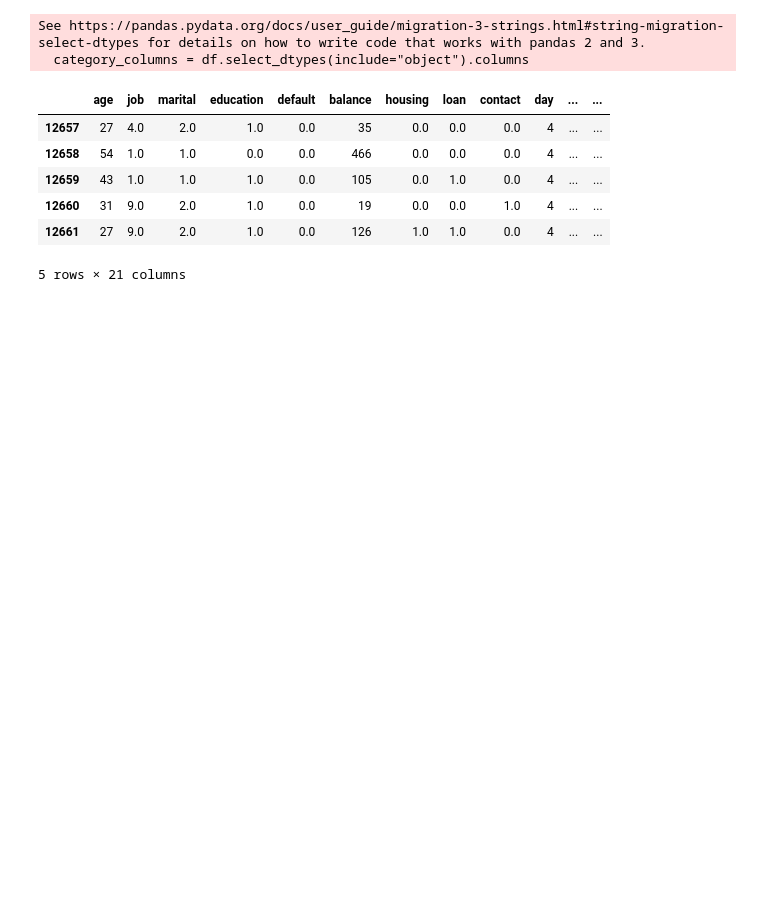
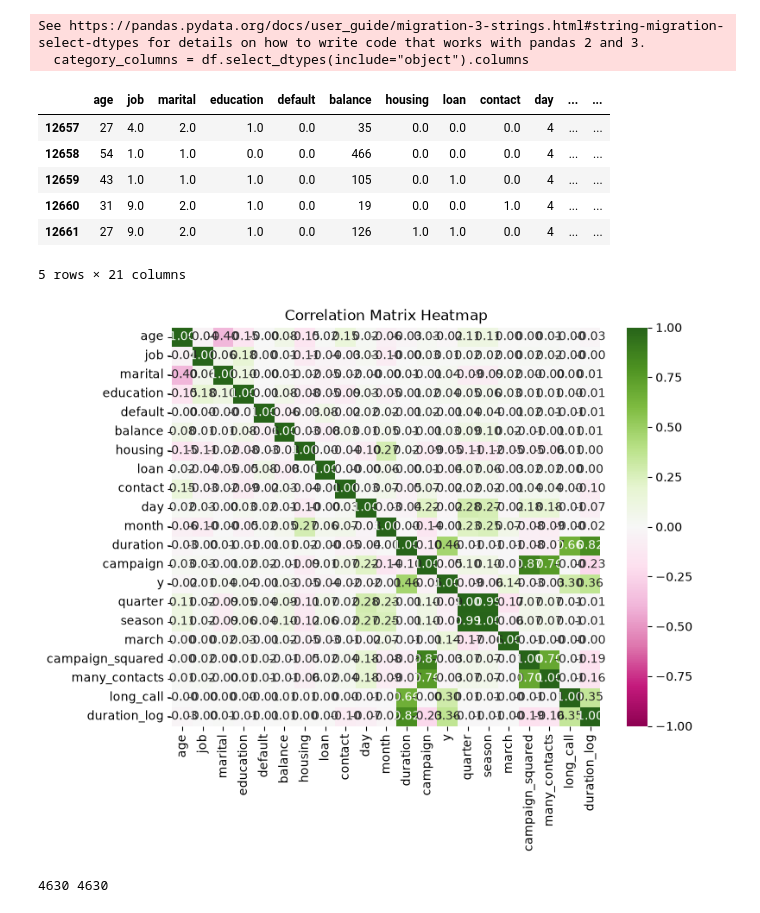
Before and after one commit to megmkr/TermDepositMarketing, a Jupyter notebook: notebooks/feature_engineering.ipynb, the cells around one changed output. Cells and saved outputs as stored; diff of their text form; code cells hidden in the pictures; blank space fills up the shorter version.

```diff
--- a/notebooks/feature_engineering.ipynb
+++ b/notebooks/feature_engineering.ipynb
@@ -572,3 +572,19 @@ engineered_df.head()
 | 12660 | 31 | 9.0 | 2.0 | 1.0 | 0.0 | 19 | 0.0 | 0.0 | 1.0 | 4 | ... | ... |
 | 12661 | 27 | 9.0 | 2.0 | 1.0 | 0.0 | 126 | 1.0 | 1.0 | 0.0 | 4 | ... | ... |
 5 rows × 21 columns
+# %%
+#finding correlation of continuous values using correlation matrix
+corr_matrix = engineered_df.corr(numeric_only=True)
+
+plt.figure(figsize=(8, 6))
+sns.heatmap(
+    corr_matrix,
+    annot=True,          # Show values inside cells
+    cmap='PiYG',
+    vmin=-1, vmax=1,     # Bound color scale between -1 and 1
+    fmt=".2f"            # Round to 2 decimal places
+)
+plt.title('Correlation Matrix Heatmap')
+plt.show()
+# %% [output]
+[figure, added]
@@ -574,0 +594,10 @@ engineered_df.head()
+# %%
+# Resampling due to unbalanced data
+from imblearn.under_sampling import RandomUnderSampler
+rus = RandomUnderSampler(sampling_strategy = 'majority')
+X_resampled, y_resampled = rus.fit_resample (X, y)
+# summarize class distribution
+
+print(len(X_resampled), len(y_resampled))
+# %% [output]
+4630 4630
```
Also changed, not shown: parts of 7 cells of this notebook, 30 other files.
